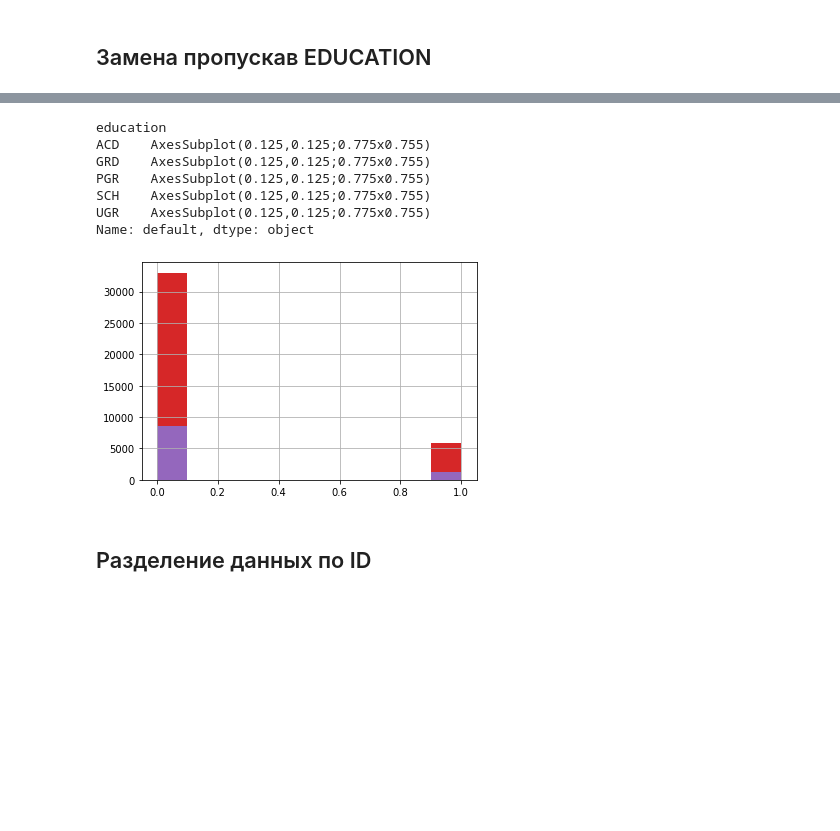
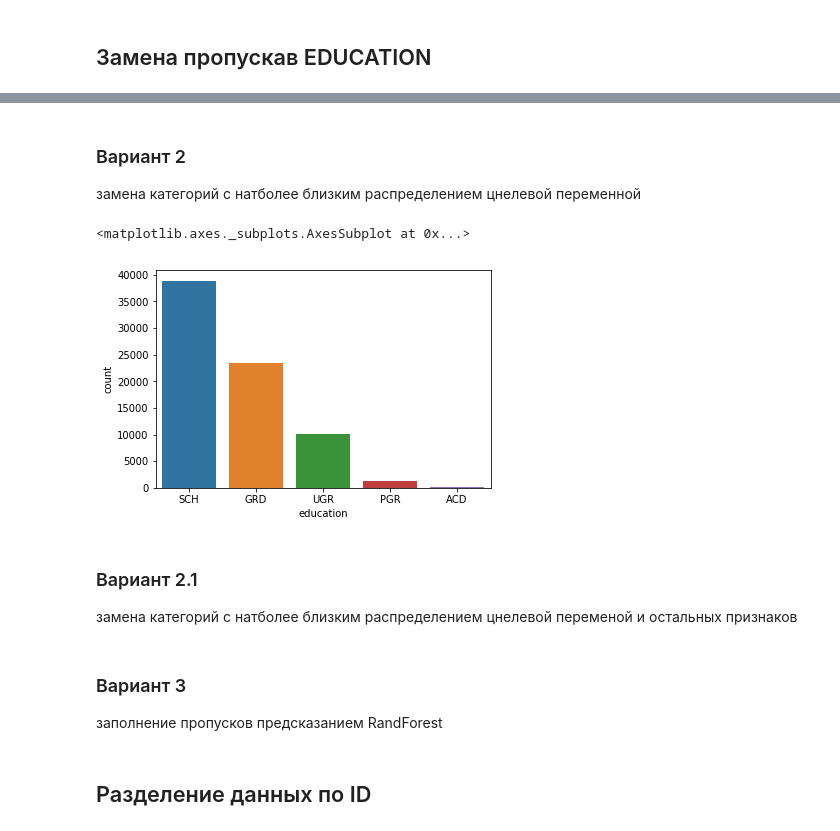
Before and after one commit to Urusut/IvanovDmitryV, a Jupyter notebook: Unit_5/Project_4_draft.ipynb, the cells around one changed output, grey strips where cells are left out. Saved outputs shown, nothing was run; the diff lists cells and outputs as text; code cells hidden in the pictures; blank space fills up the shorter version.

```diff
--- a/Unit_5/Project_4_draft.ipynb
+++ b/Unit_5/Project_4_draft.ipynb
@@ -75,11 +64,21 @@ sns.countplot(x="education", hue="default", data=data)
-# %%
-data.groupby('education').default.hist()
-# %% [output]
-education
-ACD    AxesSubplot(0.125,0.125;0.775x0.755)
-GRD    AxesSubplot(0.125,0.125;0.775x0.755)
-PGR    AxesSubplot(0.125,0.125;0.775x0.755)
-SCH    AxesSubplot(0.125,0.125;0.775x0.755)
-UGR    AxesSubplot(0.125,0.125;0.775x0.755)
-Name: default, dtype: object
-[figure, removed]
+# %% [markdown]
+### Вариант 2
+замена категорий с натболее близким распределением цнелевой переменной
+# %%
+nan_dflt_prop = data.default[data.education.isna()].value_counts(normalize=True)[0]
+# %%
+dflt_prop = data.groupby('education').apply(lambda x: x.default.value_counts(normalize=True)[0])
+to_fill = abs(dflt_prop - nan_dflt_prop).idxmin()
+# %%
+ data.education.fillna(to_fill,inplace=True)
+# %%
+sns.countplot(x="education", data=data)
+# %% [output]
+<matplotlib.axes._subplots.AxesSubplot at 0x...>
+[figure, added]
+# %% [markdown]
+### Вариант 2.1
+замена категорий с натболее близким распределением цнелевой переменой и остальных признаков
+# %% [markdown]
+### Вариант 3
+заполнение пропусков предсказанием RandForest
```
Also changed, not shown: parts of 19 cells of this notebook.
